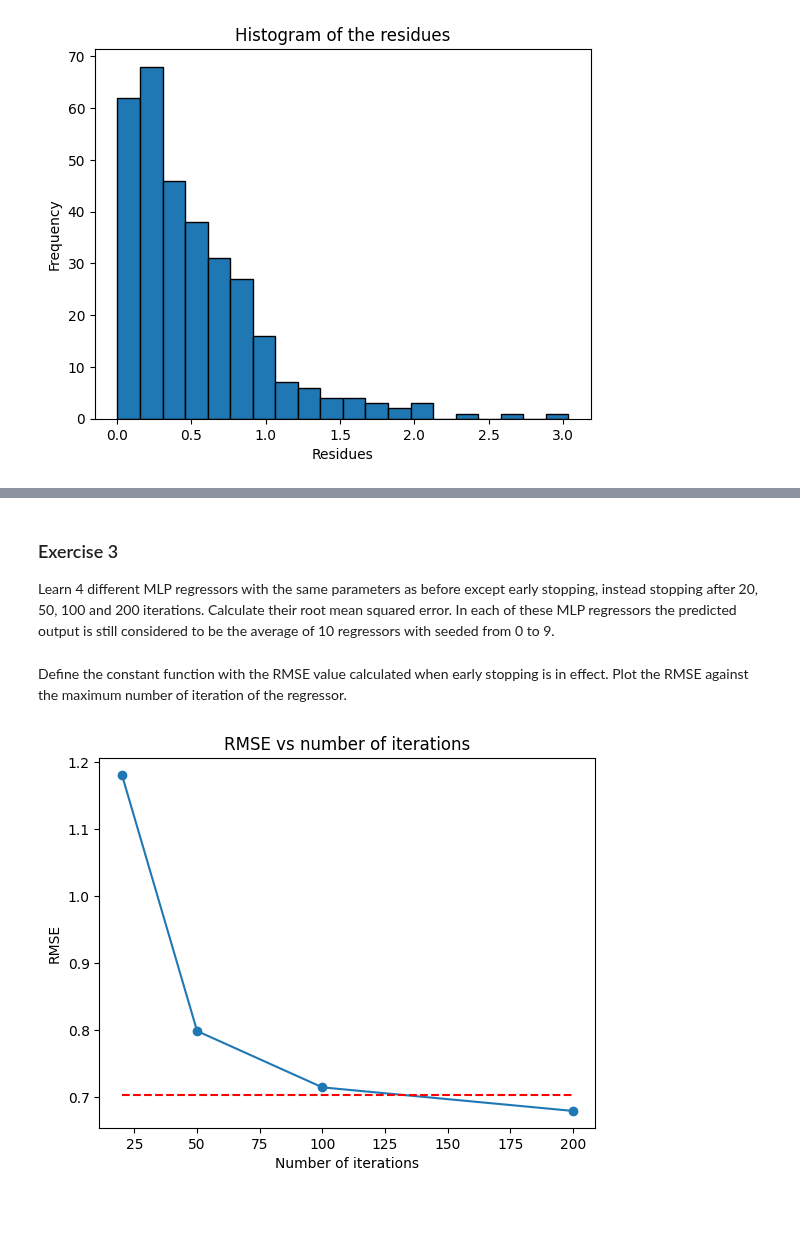
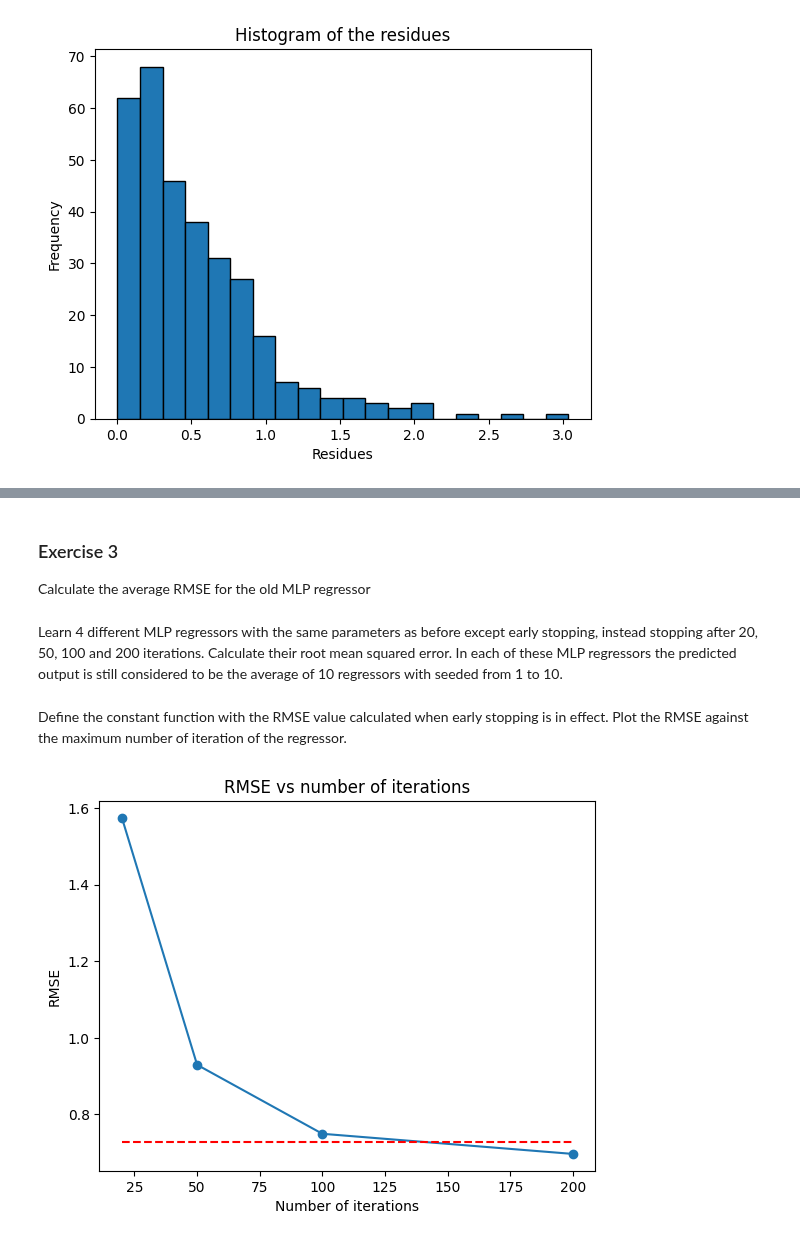
Before and after one commit to pim03/apr-hm, a Jupyter notebook: Homework3/Notebook3.ipynb, the cells around one changed output, grey strips where cells are left out. Cells and saved outputs as stored; diff of their text form; code cells hidden in the pictures; blank space fills up the shorter version.

```diff
--- a/Homework3/Notebook3.ipynb
+++ b/Homework3/Notebook3.ipynb
@@ -85,32 +84,50 @@ The new MAE is lower than the previous one
+# %% [markdown]
+### Exercise 3 ###
+
+Calculate the average RMSE for the old MLP regressor
+# %%
+sum_rmse_old = 0
+for i in range(1, 11):
+    #Learn the old MLP regressor
+    mlp = MLPRegressor(hidden_layer_sizes=(10,10), activation='relu', early_stopping=True, validation_fraction=0.2, random_state=i)
+    #Predict old output
+    y_pred_old = mlp.fit(variables_train,target_train).predict(variables_test)
+    #Calculate old RMSE
+    rmse = np.sqrt(np.mean((target_test - y_pred_old) ** 2))
+    sum_rmse_old += rmse
+
+average_rmse_old = np.mean(sum_rmse_old/10)
 # %% [markdown]
-### Exercise 3 ###
-
-Learn 4 different MLP regressors with the same parameters as before except early stopping, instead stopping after 20, 50, 100 and 200 iterations. Calculate their root mean squared error. In each of these MLP regressors the predicted output is still considered to be the average of 10 regressors with seeded from 0 to 9.
+Learn 4 different MLP regressors with the same parameters as before except early stopping, instead stopping after 20, 50, 100 and 200 iterations. Calculate their root mean squared error. In each of these MLP regressors the predicted output is still considered to be the average of 10 regressors with seeded from 1 to 10.
 # %%
-rmse_final = []
+# Calculate the RMSE for each number of iterations
+new_rmse_array = []
 iter_array = [20,50,100,200]
 for iter in iter_array:
-    y_pred = np.zeros(len(target_test))
+    y_pred_new = np.zeros(len(target_test))
+    sum_rmse_new = 0
     for i in range(1, 11):
-        # Learn the MLP regressor
+        # Learn the new MLP regressor
         mlp = MLPRegressor(hidden_layer_sizes=(10,10), activation='relu', solver='adam', max_iter = iter, random_state=i)
-        #Predict output
-        y_pred += mlp.fit(variables_train,target_train).predict(variables_test)
-    y_pred = y_pred/10
-    rmse_final.append(np.sqrt(np.mean((y_pred-target_test)**2)))
+        #Predict new output
+        y_pred_new = mlp.fit(variables_train,target_train).predict(variables_test)
+        #Calculate new RMSE
+        rmse = np.sqrt(np.mean((target_test - y_pred_new) ** 2))
+        sum_rmse_new += rmse
+    #Append new RMSE
+    new_rmse_array += [sum_rmse_new/10]
 # %% [markdown]
 Define the constant function with the RMSE value calculated when early stopping is in effect. Plot the RMSE against the maximum number of iteration of the regressor.
 # %%
-def const(x):
-    return first_rmse
+def const(x): return average_rmse_old
 
 # Plot the RMSE
-plt.plot(iter_array, rmse_final, '-o', label='RMSE')
-plt.hlines(first_rmse, xmin=min(iter_array), xmax=max(iter_array), colors='r', linestyles='dashed')
+plt.plot(iter_array, new_rmse_array, '-o', label='RMSE')
+plt.hlines(average_rmse_old, xmin=min(iter_array), xmax=max(iter_array), colors='r', linestyles='dashed')
 plt.xlabel('Number of iterations')
 plt.ylabel('RMSE')
 plt.title('RMSE vs number of iterations')
 plt.savefig('ex3_rmse.png')
 plt.show()
 # %% [output]
-[figure, old version]
+[figure, new version]
```
Also changed, not shown: parts of 5 cells of this notebook, 2 other files.
